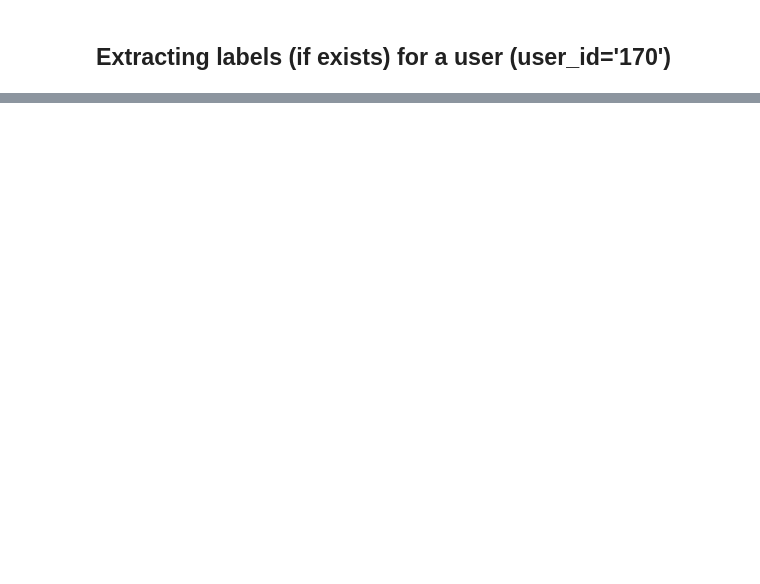
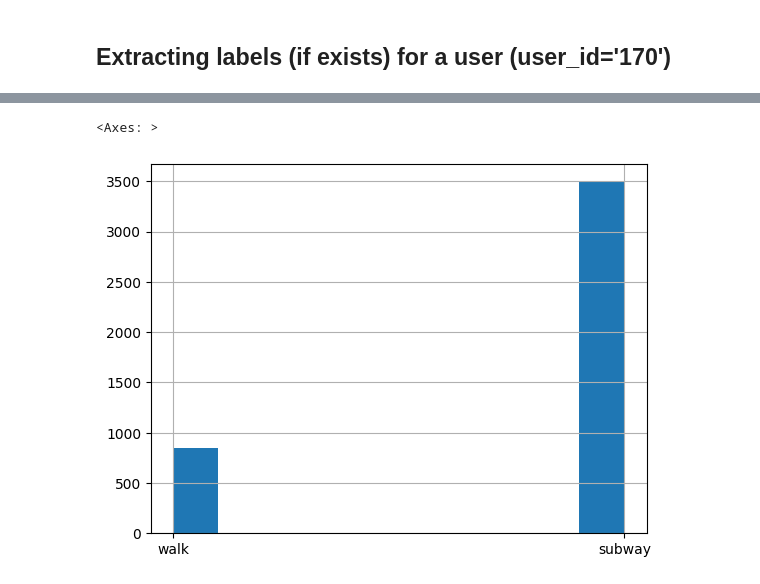
Before and after one commit to yzpt/geolife, a Jupyter notebook: notebooks/1.0_data_extraction.ipynb, the cells around one changed output, grey strips where cells are left out. Saved outputs shown, nothing was run; the diff lists cells and outputs as text; code cells hidden in the pictures; blank space fills up the shorter version.

```diff
--- a/notebooks/1.0_data_extraction.ipynb
+++ b/notebooks/1.0_data_extraction.ipynb
@@ -211,0 +183,11 @@ df_labels.head()
+# %%
+# list the trajectories from a single user
+trajectories = []
+records_files_paths.sort()
+for i, file in enumerate(records_files_paths):
+    trajectory = Trajectory.from_file(file, user_id, id=f'{user_id}_{i}')
+    trajectories.append(trajectory)
+
+trajectories_df = pd.DataFrame([trajectory.features for trajectory in trajectories])
+trajectories_df.sort_values(by='start_datetime', inplace=True)
+trajectories_df
@@ -211,0 +201,4 @@ df_labels.head()
+# %%
+# update labels
+df_labels = extract_labels(user_path)
+df_labels
@@ -211,0 +233,7 @@ df_labels.head()
+# %%
+# update labels of the records
+for i, row in df_labels.iterrows():
+    for trajectory in trajectories:
+        for record in trajectory.records:
+            if row['start_datetime'] <= record.datetime <= row['end_datetime']:
+                record.label = row['mode']
@@ -211,0 +351,3 @@ df_labels.head()
+# %%
+trajectories = Trajectories.from_user(user_id)
+trajectories.features
@@ -212,3 +370,8 @@ df_labels.head()
+# %%
+trajectories.df['label'].hist()
+# %% [output]
+<Axes: >
+[figure, added]
 # %%
 def plot_trajectory(
     df: pd.DataFrame,
```
Also changed, not shown: parts of 20 cells of this notebook, 3 other files.
